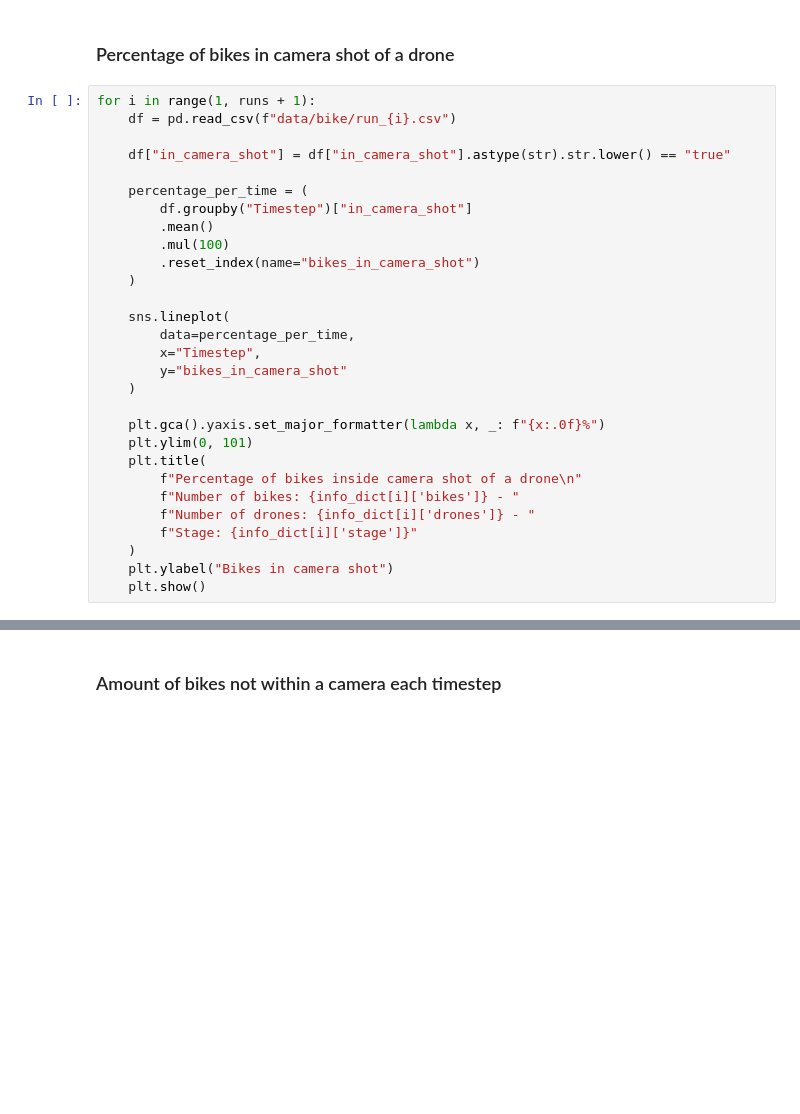
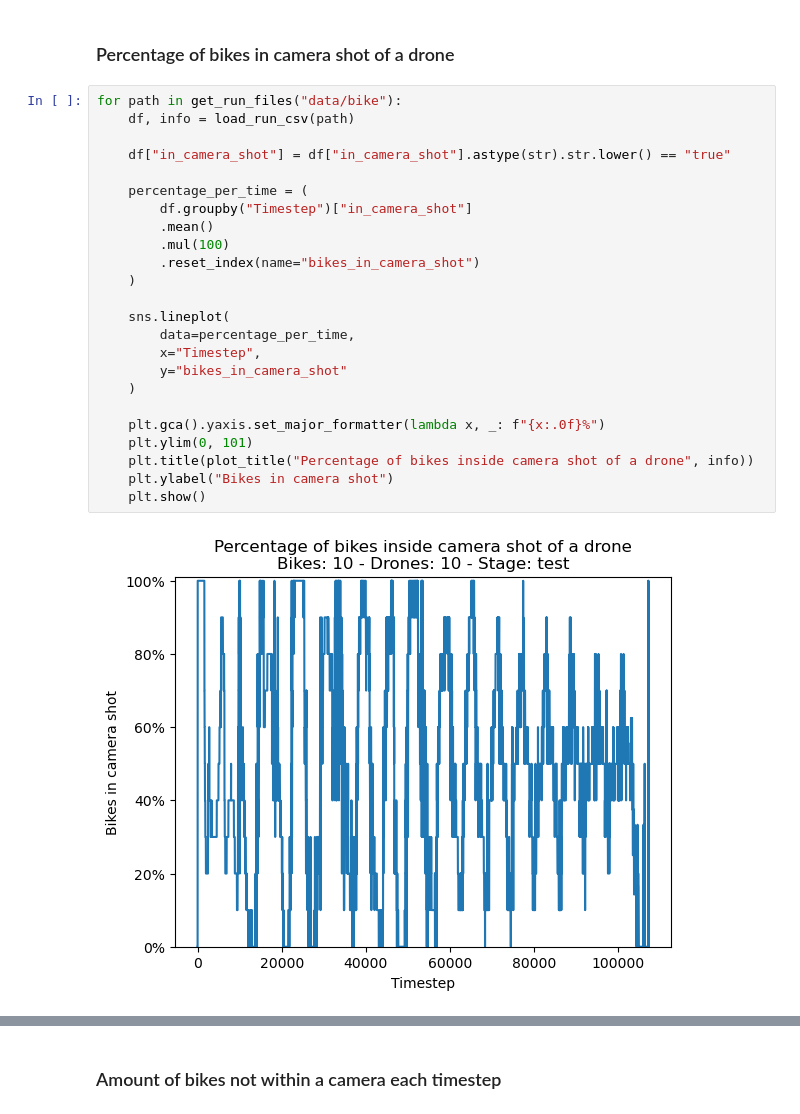
Before and after one commit to borchand/master-thesis, a Jupyter notebook: data-visualization/data.ipynb, the cells around one changed output, grey strips where cells are left out. Drawn from its saved outputs; the diff is of its cells as text; blank space fills up the shorter version.

```diff
--- a/data-visualization/data.ipynb
+++ b/data-visualization/data.ipynb
@@ -227,31 +302,28 @@ for i in range(1, runs+1):
 # %% [markdown]
 ### Percentage of bikes in camera shot of a drone
 # %%
-for i in range(1, runs + 1):
-    df = pd.read_csv(f"data/bike/run_{i}.csv")
+for path in get_run_files("data/bike"):
+    df, info = load_run_csv(path)
 
     df["in_camera_shot"] = df["in_camera_shot"].astype(str).str.lower() == "true"
 
     percentage_per_time = (
         df.groupby("Timestep")["in_camera_shot"]
         .mean()
         .mul(100)
         .reset_index(name="bikes_in_camera_shot")
     )
 
     sns.lineplot(
         data=percentage_per_time,
         x="Timestep",
         y="bikes_in_camera_shot"
     )
 
     plt.gca().yaxis.set_major_formatter(lambda x, _: f"{x:.0f}%")
     plt.ylim(0, 101)
-    plt.title(
-        f"Percentage of bikes inside camera shot of a drone\n"
-        f"Number of bikes: {info_dict[i]['bikes']} - "
-        f"Number of drones: {info_dict[i]['drones']} - "
-        f"Stage: {info_dict[i]['stage']}"
-    )
+    plt.title(plot_title("Percentage of bikes inside camera shot of a drone", info))
     plt.ylabel("Bikes in camera shot")
     plt.show()
+# %% [output]
+[figure, added]
```
Also changed, not shown: parts of 20 cells of this notebook, 1 other file.
